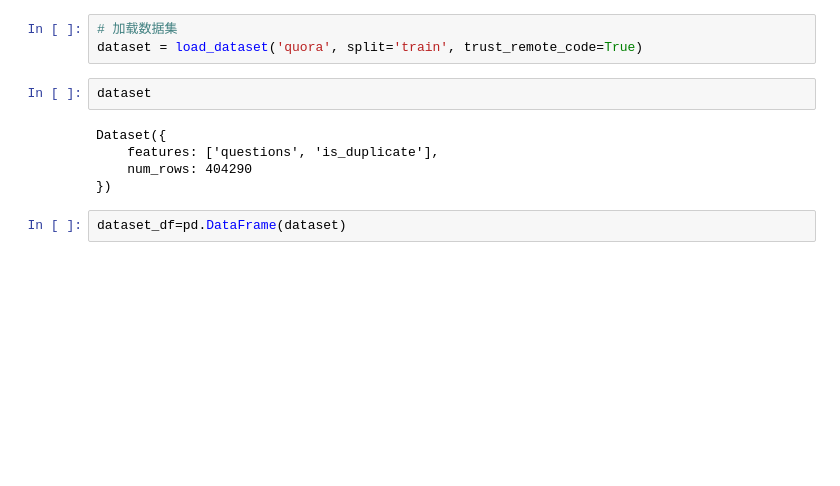
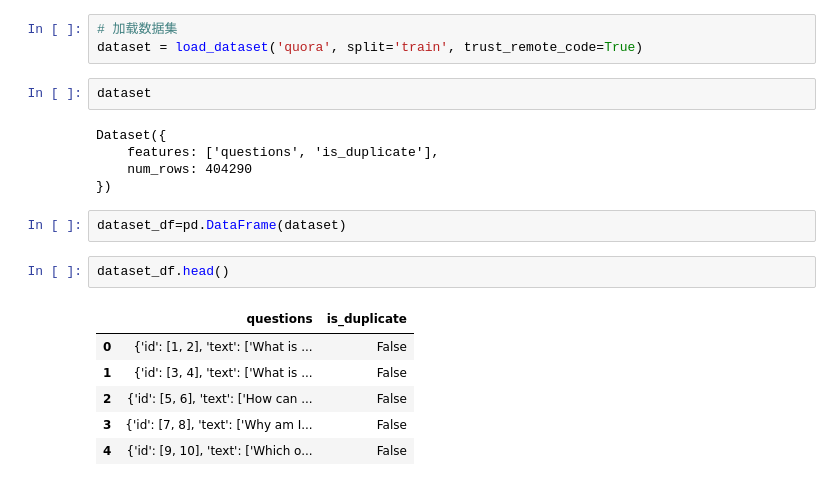
Before and after one commit to Althealam/Natural-Language-Processing, a Jupyter notebook: quora_question_pairs/nlp-quora-question-pairs.ipynb, the cells around one changed output. Cells and saved outputs as stored; diff of their text form; blank space fills up the shorter version.

```diff
--- a/quora_question_pairs/nlp-quora-question-pairs.ipynb
+++ b/quora_question_pairs/nlp-quora-question-pairs.ipynb
@@ -25,3 +113,12 @@ Dataset({
 })
 # %%
 dataset_df=pd.DataFrame(dataset)
+# %%
+dataset_df.head()
+# %% [output]
+|  | questions | is_duplicate |
+| 0 | {'id': [1, 2], 'text': ['What is ... | False |
+| 1 | {'id': [3, 4], 'text': ['What is ... | False |
+| 2 | {'id': [5, 6], 'text': ['How can ... | False |
+| 3 | {'id': [7, 8], 'text': ['Why am I... | False |
+| 4 | {'id': [9, 10], 'text': ['Which o... | False |
```
Also changed, not shown: parts of 27 cells of this notebook.
